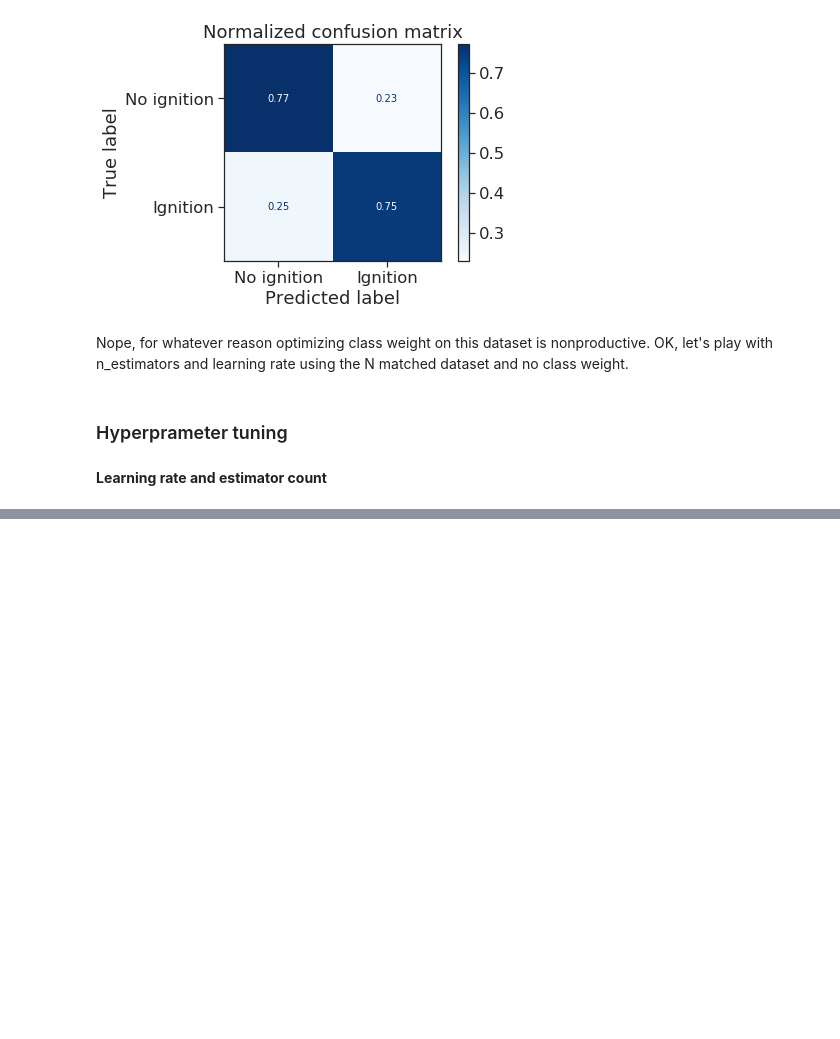
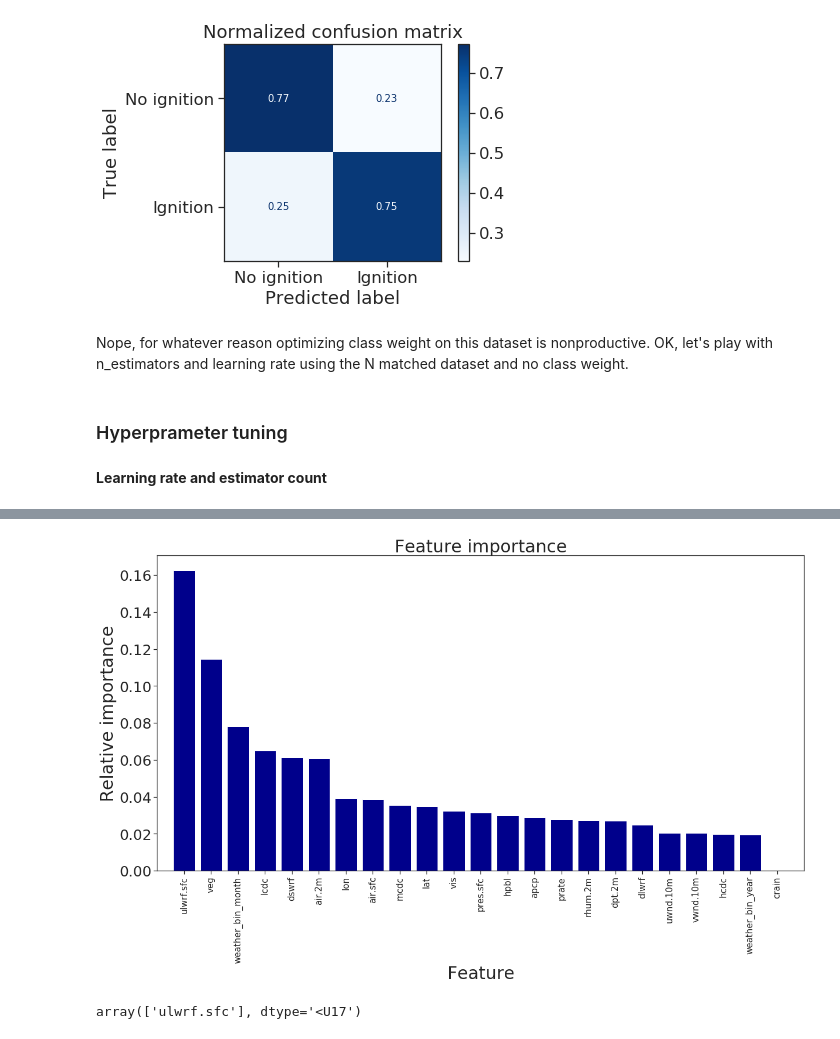
Before and after one commit to aristyogresearch/wildfire, a Jupyter notebook: notebooks/XGBoost_testing.ipynb, the cells around one changed output, grey strips where cells are left out. Drawn from its saved outputs; the diff is of its cells as text; code cells hidden in the pictures; blank space fills up the shorter version.

```diff
--- a/notebooks/XGBoost_testing.ipynb
+++ b/notebooks/XGBoost_testing.ipynb
@@ -448,0 +460,7 @@ display_confusion_matrix(optimized_class_weight_model, class_names, x_test_unbal
+# %%
+xgb_model = XGBClassifier(
+    n_jobs=(xgb_jobs * optimization_jobs), # use everything we've got!
+    random_state=rand_seed
+)
+
+xgb_model.fit(x_train_stratified, y_train_stratified)
@@ -449,18 +475,24 @@ display_confusion_matrix(optimized_class_weight_model, class_names, x_test_unbal
 # %%
-importances = xgb_best_model.feature_importances_
+importances = xgb_model.feature_importances_
 indices = np.argsort(importances)[::-1]
 feature_names = np.array(list(unbalanced_data))
 
 plt.figure(figsize=(20,10))
 plt.rc('axes', titlesize=30)     # fontsize of the axes title
 plt.rc('axes', labelsize=30)    # fontsize of the x and y labels
 plt.rc('xtick', labelsize=15)    # fontsize of the tick labels
 plt.rc('ytick', labelsize=25)    # fontsize of the tick labels
 plt.title("Feature importance")
 plt.bar(range(x_test_unbalanced.shape[1]), importances[indices],
        color="darkblue", align="center")
 plt.xticks(np.arange(len(indices)), feature_names[indices], rotation='vertical')
 plt.xlim([-1, x_test_unbalanced.shape[1]])
 plt.xlabel("Feature")
 plt.ylabel("Relative importance")
 plt.show()
+# %% [output]
+[figure, added]
+# %%
+top_n_features
+# %% [output]
+array(['ulwrf.sfc'], dtype='<U17')
```
Also changed, not shown: parts of 15 cells of this notebook, 1 other file.
